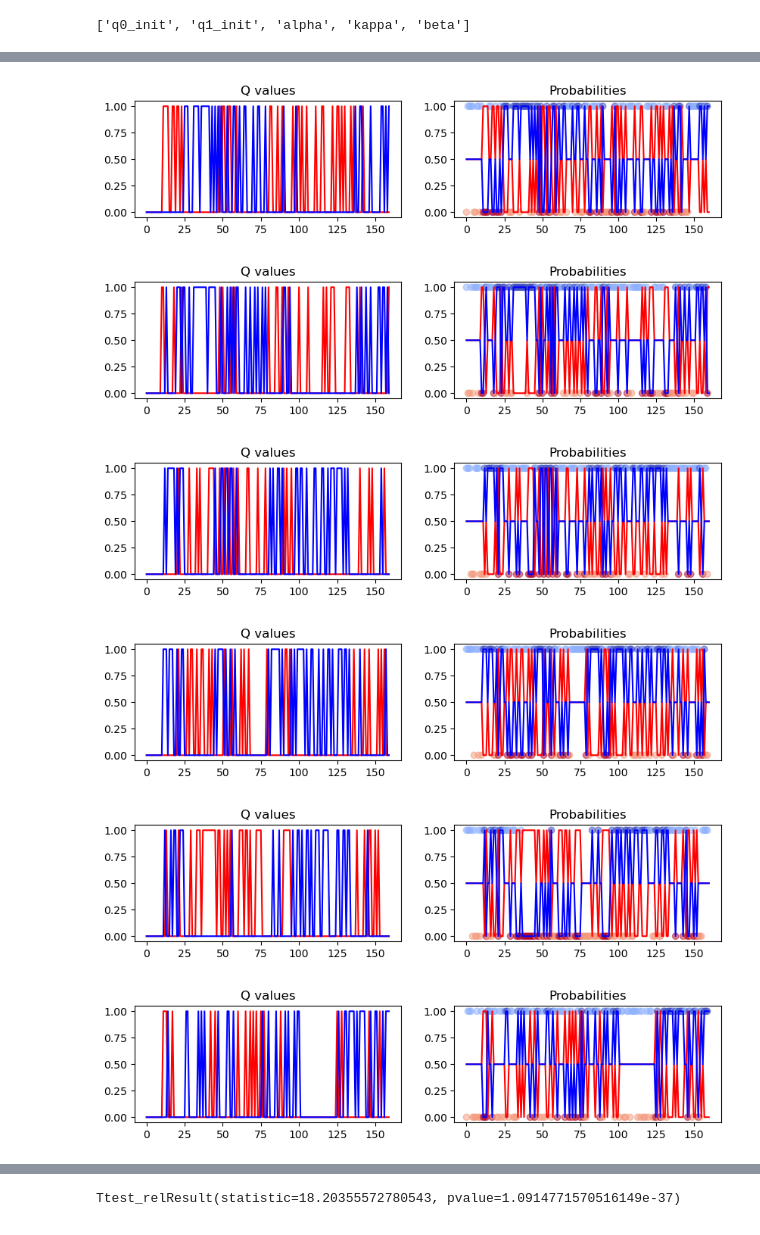
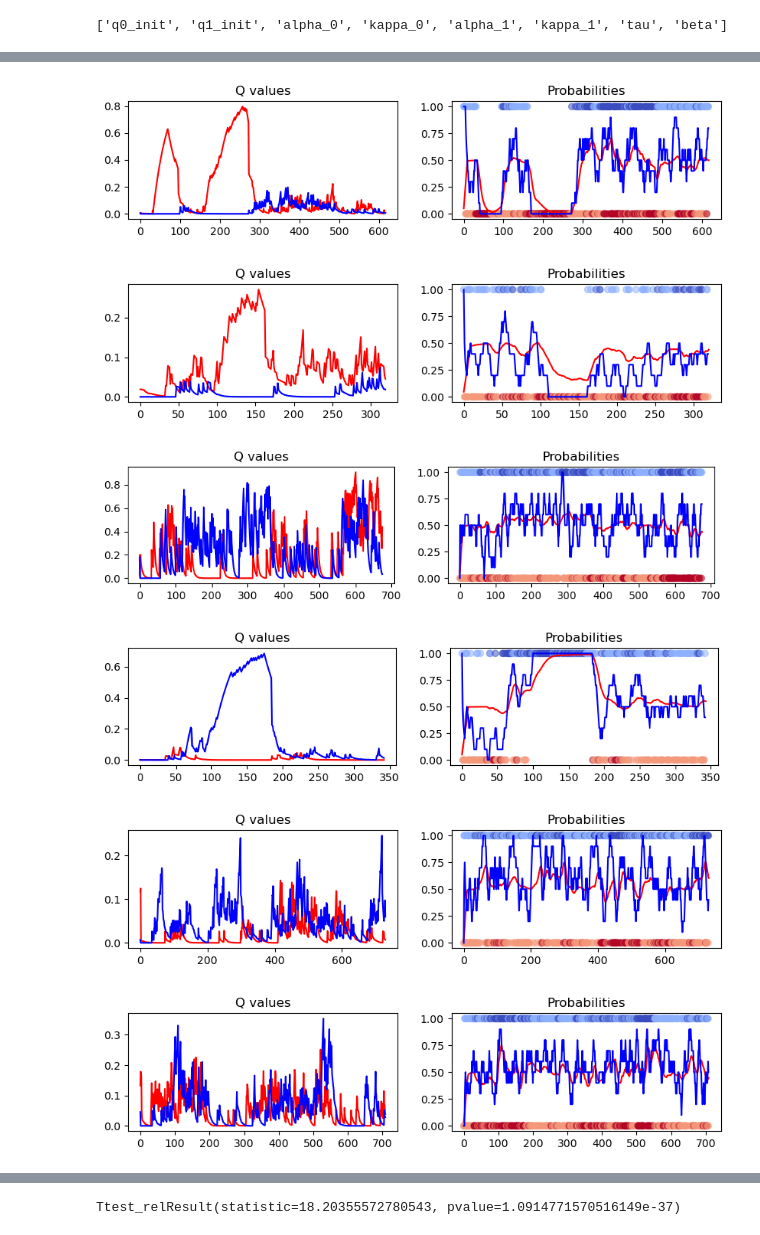
Before and after one commit to neurorishika/pyGORL, a Jupyter notebook: q_learning_global.ipynb, the cells around one changed output, grey strips where cells are left out. Saved outputs shown, nothing was run; the diff lists cells and outputs as text; code cells hidden in the pictures.

```diff
--- a/q_learning_global.ipynb
+++ b/q_learning_global.ipynb
@@ -13,15 +13,5 @@ from models import QLearning, HetQLearning, FQLearning, HetFQLearning
 
 # import data
 
-choices_full = np.loadtxt('data/mohanta2022/full_action_set.csv', delimiter=',')-1
-rewards_full = np.loadtxt('data/mohanta2022/full_reward_set.csv', delimiter=',')
+choices_full = np.loadtxt('data/kaitlyn2023/full_action_set.csv', delimiter=',', dtype=np.float64)
+rewards_full = np.loadtxt('data/kaitlyn2023/full_reward_set.csv', delimiter=',',dtype=np.float64)
-# %%
-model = QLearning()
-print("Parameters to be estimated: ", ", ".join(model.param_props()['names']))
-params_init = model.param_props()['suggested_init']
-params_bounds = model.param_props()['suggested_bounds']
-
-model.fit_all(choices_full, rewards_full, params_init, lambda_reg=0,
-            bounds=params_bounds,
-            algo='shgo',
-            options={'disp':True}, iters=1)
@@ -58,23 +63,39 @@ plt.show()
 # %%
 # initialize the class
-results = pickle.load(open('fitted_models/FQL_loocv_shgo.pkl','rb'))
-qlearn = FQLearning()
+results = pickle.load(open('fitted_models/kaitlyn2023/Het2FQL_loocv_shgo.pkl','rb'))
+qlearn = HetFQLearning(2)
 print(qlearn.param_props()['names'])
 
 for i in range(10):
     # plot the results
-    qs = qlearn.q_learning(choices_full[i], rewards_full[i], results[i].x)
-    ps = qlearn.prob_choice(choices_full[i], rewards_full[i], results[i].x)
+    if np.any(np.isnan(choices_full[i])):
+        cf = choices_full[i][:np.argmax(np.isnan(choices_full[i]))]
+    else:
+        cf = choices_full[i]
+    if np.any(np.isnan(rewards_full[i])):
+        rf = rewards_full[i][:np.argmax(np.isnan(rewards_full[i]))]
+    else:
+        rf = rewards_full[i]
+
+    qs = qlearn.q_learning(cf, rf, results[i].x)
+
 
     fig,ax = plt.subplots(1,2, figsize=(10,2))
     ax[0].plot(qs[:-1,0], color='red')
     ax[0].plot(qs[:-1,1], color='blue')
     ax[0].set_title('Q values')
-    ax[1].plot(ps[:,0], color='red')
-    ax[1].plot(ps[:,1], color='blue')
-    c=(((rewards_full[i]+1)*(1-2*choices_full[i]))+2)/4
-    ax[1].scatter(np.arange(len(choices_full[i])), choices_full[i], c=plt.cm.coolwarm(c),alpha=0.5)
+
+    ps = qlearn.prob_choice(cf, rf, results[i].x)
+
+    # calculate choice ratio
+    cr_est = np.convolve(ps[:,1],np.ones(10)/10,mode='full')[:len(ps[:,1])]
+    cr_true = np.convolve(cf,np.ones(10)/10,mode='full')[:len(cf)]/(np.convolve(1-cf,np.ones(10)/10,mode='full')[:len(cf)]+np.convolve(cf,np.ones(10)/10,mode='full')[:len(cf)])
+
+    ax[1].plot(cr_est, color='red')
+    ax[1].plot(cr_true, color='blue')
+    c=(((rf+1)*(1-2*cf))+2)/4
+    ax[1].scatter(np.arange(len(cf)), cf, c=plt.cm.coolwarm(c),alpha=0.5)
     ax[1].set_title('Probabilities')
     plt.show()
 # %% [output]
-['q0_init', 'q1_init', 'alpha', 'kappa', 'beta']
+['q0_init', 'q1_init', 'alpha_0', 'kappa_0', 'alpha_1', 'kappa_1', 'tau', 'beta']
@@ -82,6 +103,6 @@ for i in range(10):
-[figure, old version]
+[figure, new version]
-[figure, old version]
+[figure, new version]
-[figure, old version]
+[figure, new version]
-[figure, old version]
+[figure, new version]
-[figure, old version]
+[figure, new version]
-[figure, old version]
+[figure, new version]
```
Also changed, not shown: parts of 3 cells of this notebook, 6 other files.
